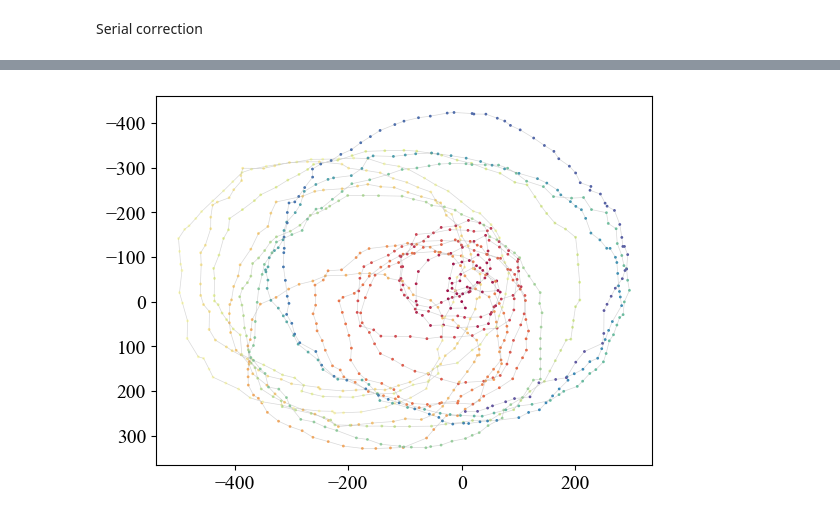
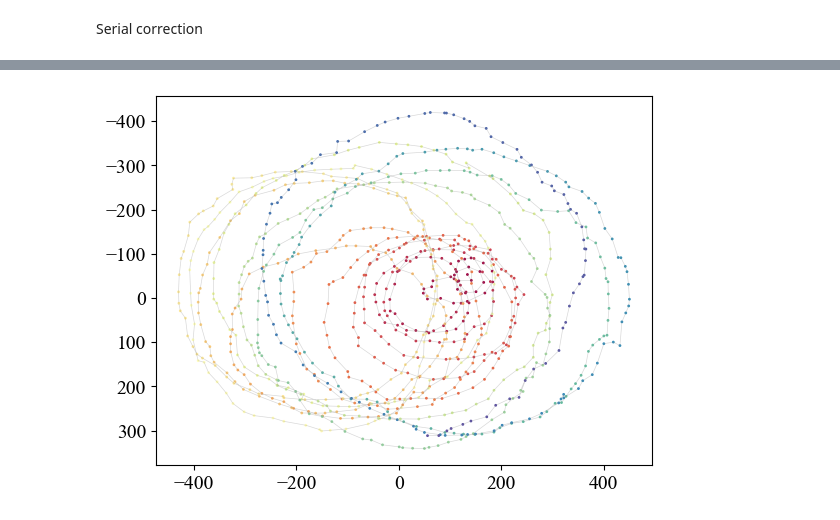
Before and after one commit to mdw771/probe_position_correction_w_ptychonn, a Jupyter notebook: workspace/large/test_correct_probe_pos.ipynb, the cells around one changed output, grey strips where cells are left out. Drawn from its saved outputs; the diff is of its cells as text; code cells hidden in the pictures.

Commit message:
Notebooks use config JSONs and corrector chain

```diff
--- a/workspace/large/test_correct_probe_pos.ipynb
+++ b/workspace/large/test_correct_probe_pos.ipynb
@@ -39,5 +50,5 @@ fig.savefig('outputs/test235/path_plot_true.pdf')
 # %%
-recons = tifffile.imread('outputs/pred_test235_model_36SpiralDatasets_model_PtychoNNModel_nLevels_4_batchSizePerProcess_32_learningRatePerProcess_0.0001/pred_phase.tiff')
+recons = tifffile.imread('outputs/pred_test{}_model_36SpiralDatasets_model_PtychoNNModel_nLevels_4_batchSizePerProcess_32_learningRatePerProcess_0.0001/pred_phase.tiff'.format(scan_idx))
 config_dict = InferenceConfigDict()
 config_dict['model_path'] = '../../trained_models/model_36SpiralDatasets_model_PtychoNNModel_nLevels_4_batchSizePerProcess_32_learningRatePerProcess_0.0001/best_model.pth'
 config_dict['model'] = (PtychoNNModel, {'n_levels': 4})
@@ -48,13 +59,10 @@ config_dict['ptycho_reconstructor'] = VirtualReconstructor(InferenceConfigDict()
 config_dict['ptycho_reconstructor'].set_object_image_array(recons)
 config_dict['random_seed'] = 196
 config_dict['debug'] = False
+config_dict['probe_position_list'] = None
+config_dict['central_crop'] = None
 # %% [markdown]
 Serial correction
 # %%
-config_dict['method'] = 'serial'
-config_dict['registration_method'] = 'sift'
-config_dict['probe_position_list'] = None
-config_dict['central_crop'] = None
-config_dict['max_shift'] = 55
-config_dict['offset_estimator_order'] = 1
-config_dict['offset_estimator_beta'] = 0.5
+config_dict.load_from_json(os.path.join('config_jsons', 'config_{}.json'.format(scan_idx)))
+config_dict
@@ -61,5 +87,3 @@ config_dict['offset_estimator_beta'] = 0.5
 # %%
-corrector = PtychoNNProbePositionCorrector(config_dict)
-corrector.build()
-corrector.run()
-probe_pos_list_serial = corrector.new_probe_positions.array
+corrector_chain = ProbePositionCorrectorChain(config_dict)
+corrector_chain.build()
@@ -76,0 +90,2 @@ probe_pos_list_serial = corrector.new_probe_positions.array
+# %%
+corrector_chain.run_correction_iteration(0)
@@ -77,7 +114,10 @@ probe_pos_list_serial = corrector.new_probe_positions.array
 # %%
-fig, ax, scat = corrector.new_probe_positions.plot(return_obj=True, show=False)
-plt.show()
-#fig.savefig('outputs/test235/path_plot_serial.pdf')
+corrector_s = corrector_chain.corrector_list[-1]
+fig, ax, scat = corrector_s.new_probe_positions.plot(return_obj=True, show=False)
+if save_figs:
+    fig.savefig('outputs/test{}/path_plot_serial.pdf'.format(scan_idx))
+else:
+    plt.show()
 # %% [output]
-[figure, old version]
+[figure, new version]
 # %%
```
Also changed, not shown: parts of 14 cells of this notebook, 2 other files.
